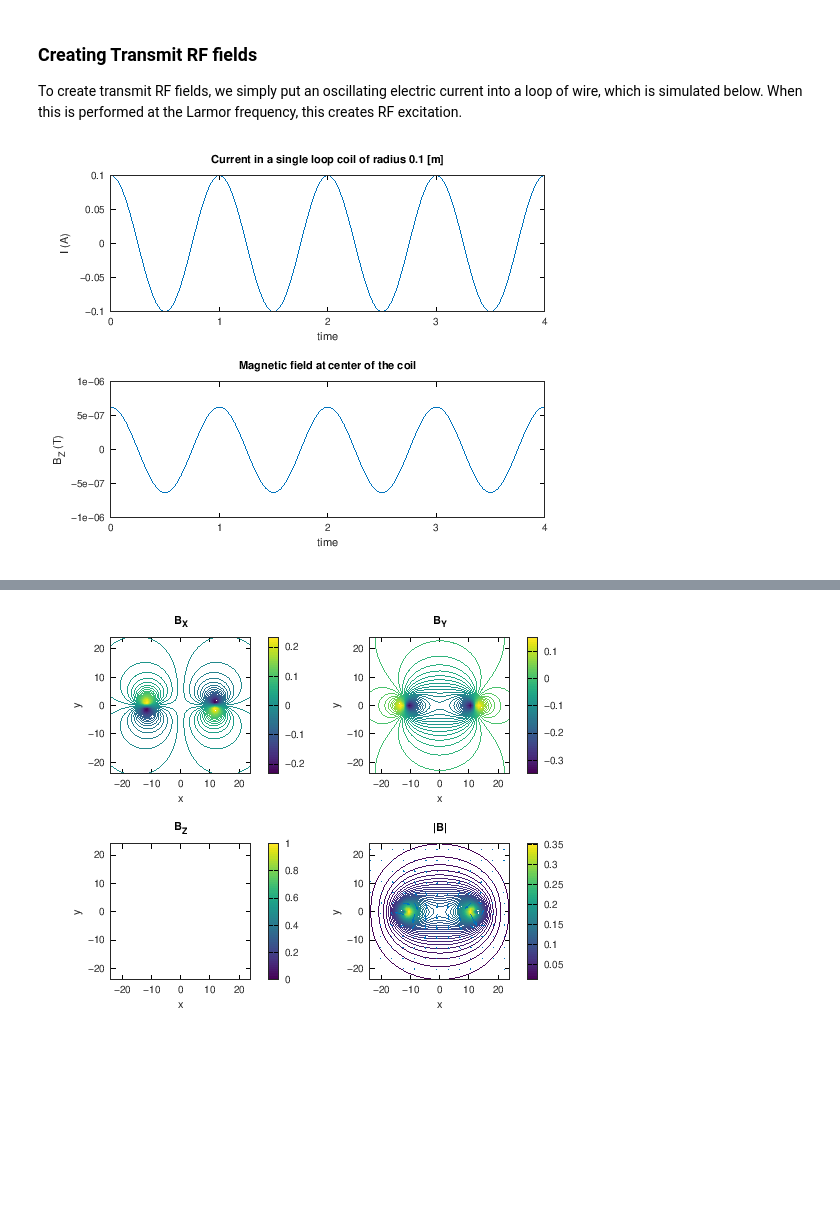
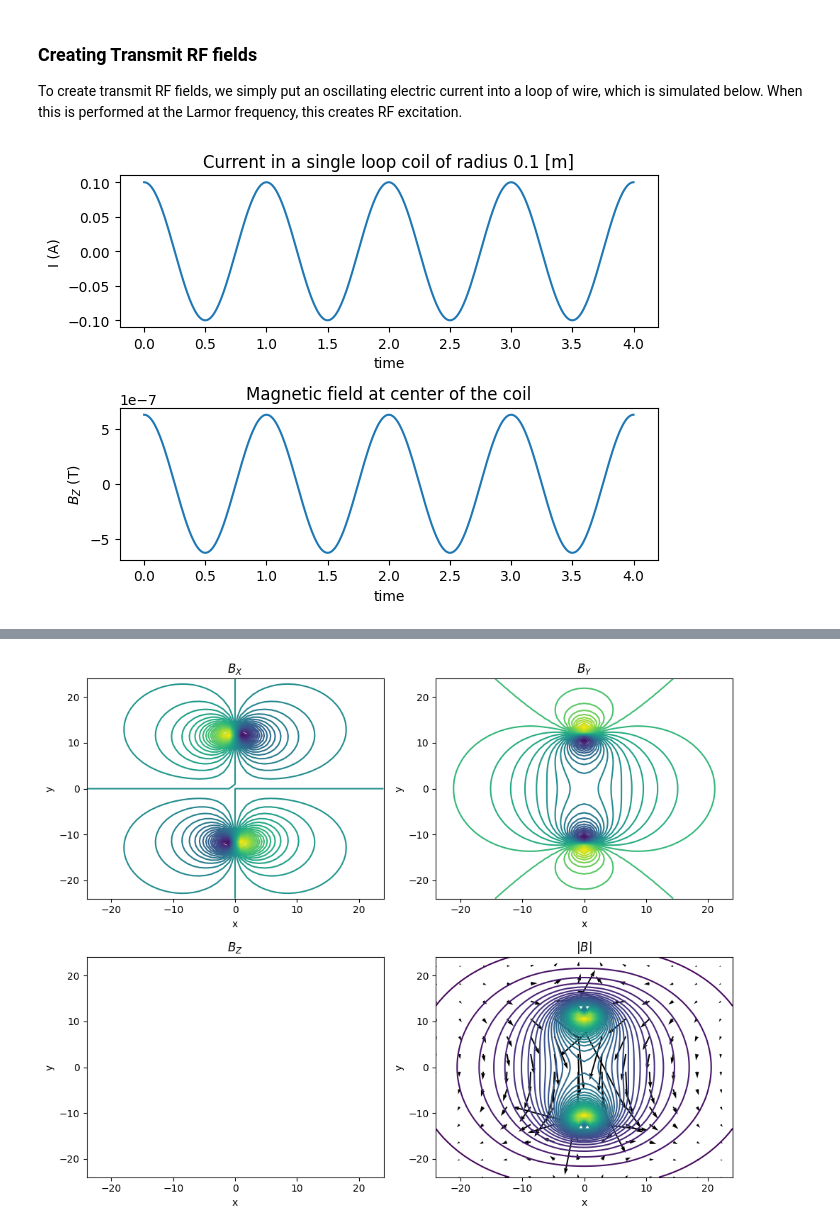
Before and after one commit to LarsonLab/MRI-education-resources, a Jupyter notebook: Notebooks/Magnetic Fields and RF Coils.ipynb, the cells around one changed output, grey strips where cells are left out. Saved outputs shown, nothing was run; the diff lists cells and outputs as text; code cells hidden in the pictures; blank space fills up the shorter version.

```diff
--- a/Notebooks/Magnetic Fields and RF Coils.ipynb
+++ b/Notebooks/Magnetic Fields and RF Coils.ipynb
@@ -118,28 +111,35 @@ The RF system is divided up into transmit and receive paths.  All components are
 
 To create transmit RF fields, we simply put an oscillating electric current into a loop of wire, which is simulated below.  When this is performed at the Larmor frequency, this creates RF excitation.
 # %%
-R = .1; % coil radius [m]
-I0 = 0.1; % current amplitude [amps]
-mu0 = 4*pi*1e-7; % T⋅m/A;
+import numpy as np
 
-t = linspace(0,4, 401);
-I = cos(2*pi*t) * I0;
+import matplotlib.pyplot as plt
 
+R = 0.1  # coil radius [m]
+I0 = 0.1  # current amplitude [amps]
+mu0 = 4 * np.pi * 1e-7  # T⋅m/A
 
-BZ = mu0 * I / (2*R);    % magnetic field at the center of a single loop
+t = np.linspace(0, 4, 401)
+I = np.cos(2 * np.pi * t) * I0
 
-subplot(211)
-plot(t,I)
-ylabel('I (A)')
-xlabel('time')
-title(['Current in a single loop coil of radius ' num2str(R) ' [m]'])
-subplot(212)
-plot(t,BZ)
-ylabel('B_Z (T)')
-xlabel('time')
-title(['Magnetic field at center of the coil'])
+BZ = mu0 * I / (2 * R)  # magnetic field at the center of a single loop
+
+plt.subplot(211)
+plt.plot(t, I)
+plt.ylabel('I (A)')
+plt.xlabel('time')
+plt.title(f'Current in a single loop coil of radius {R} [m]')
+
+plt.subplot(212)
+plt.plot(t, BZ)
+plt.ylabel('$B_Z$ (T)')
+plt.xlabel('time')
+plt.title('Magnetic field at center of the coil')
+
+plt.tight_layout()
+plt.show()
 # %% [output]
-[figure, old version]
+[figure, new version]
 # %% [markdown]
 ### Receiving Magnetic Resonance Signal
 
@@ -201,11 +201,19 @@ Coil elements are most sensitive to signals originating near the element, and th
 
 The following simulates the sensitivity profile of a single loop RF coil varying over space, using the Biot-Savart law from electromagnetism.  In the following plots, the magnetic field vector, $\vec{B}(\vec{r}) = [B_X(\vec{r}), B_Y(\vec{r}), B_Z(\vec{r})]$, that is created by the coil is plotted, as well as the magnetic field amplitude, $\|\vec{B}(\vec{r})\|$.
 # %%
-R = 12; % coil radius, cm
-I = 3; % current in the coil
-flag_2d = 1; % just plot 2D profile
+import numpy as np
+import sys
 
-[BX, BY, BZ, xp,yp, zp] = loop_coil_field(R, I, flag_2d);
+sys.path.append('../Physics/')
+# Import the script as a module
+from loop_coil_field import loop_coil_field
+
+R = 12  # coil radius, cm
+I = 3  # current in the coil
+flag_2d = 1  # just plot 2D profile
+
+
+BX, BY, BZ, xp, yp, zp = loop_coil_field(R, I, flag_2d)
 # %% [output]
-[figure, old version]
+[figure, new version]
 # %%
```
Also changed, not shown: parts of 5 cells of this notebook, 6 other files.
